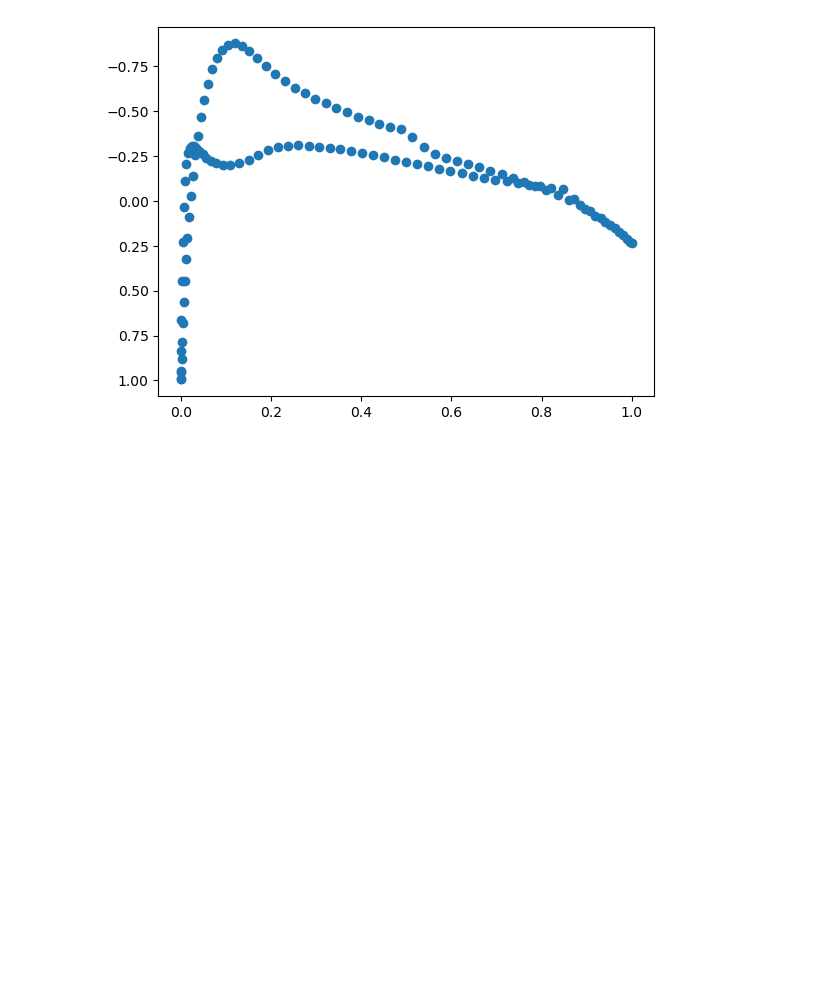
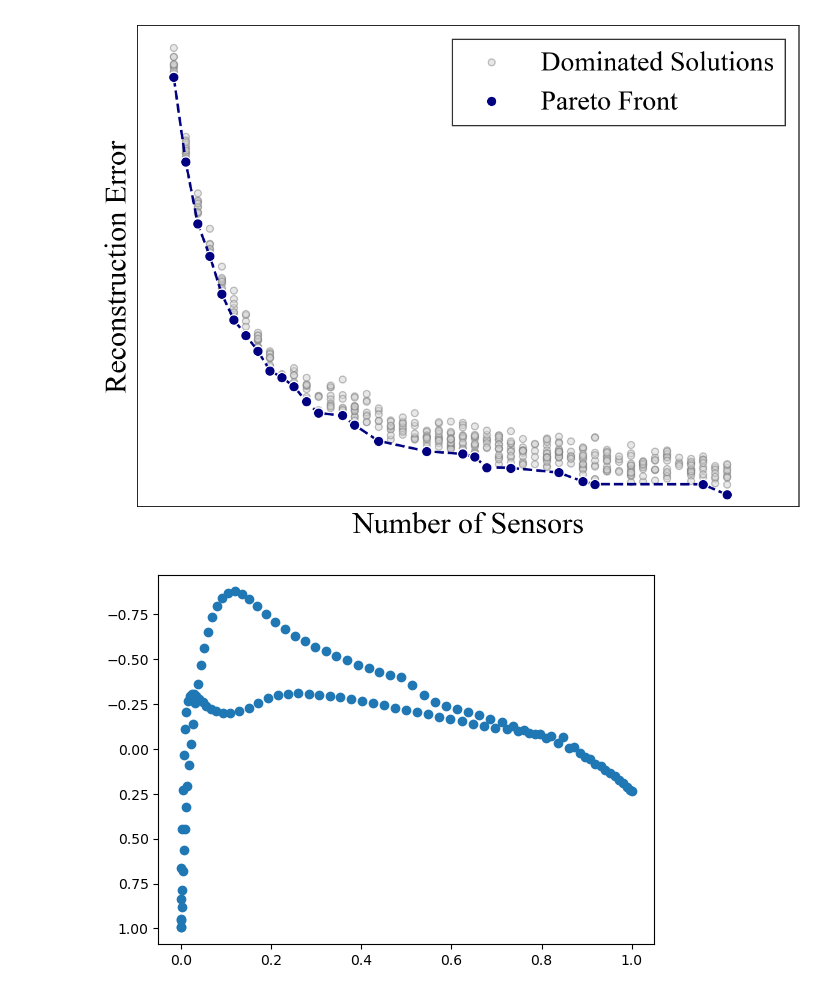
Before and after one commit to caioa-dias/MSc-Main-Research, a Jupyter notebook: DataProcessing/cp_test.ipynb, the cells around one changed output. Cells and saved outputs as stored; diff of their text form; code cells hidden in the pictures; blank space fills up the shorter version.

```diff
--- a/DataProcessing/cp_test.ipynb
+++ b/DataProcessing/cp_test.ipynb
@@ -8,6 +8,75 @@ data = pd.read_csv('Numerical-ChordwiseAddress.csv', sep=';', header=None, dtype
 chord_pos = np.array(data)
 
 chord_pos = chord_pos.flatten()
+# %%
+import matplotlib.pyplot as plt
+import numpy as np
+
+def identify_pareto(scores):
+    """
+    Filtra a Frente de Pareto a partir de um conjunto de custos (Minimização).
+    """
+    population_size = scores.shape[0]
+    population_ids = np.arange(population_size)
+    pareto_front = np.ones(population_size, dtype=bool)
+
+    for i in range(population_size):
+        for j in range(population_size):
+            if i == j: continue
+            if all(scores[j] <= scores[i]) and any(scores[j] < scores[i]):
+                pareto_front[i] = 0
+                break
+    return population_ids[pareto_front]
+
+# --- 1. Geração de Dados (Igual ao anterior) ---
+np.random.seed(42)
+num_points = 500
+f2_sensors = np.random.randint(3, 50, num_points)
+f1_error = (100 / (f2_sensors + 1)) + np.random.normal(0, 0.5, num_points)
+f1_error = np.abs(f1_error)
+data = np.vstack((f1_error, f2_sensors)).T
+
+# --- 2. Calcular Pareto ---
+pareto_indices = identify_pareto(data)
+pareto_data = data[pareto_indices]
+pareto_data = pareto_data[pareto_data[:, 1].argsort()]
+
+# --- 3. Plotagem Ajustada ---
+plt.figure(figsize=(8, 6), dpi=150)
+
+# Soluções Dominadas (Cinza)
+plt.scatter(data[:, 1], data[:, 0],
+            c='lightgray', edgecolors='grey', s=30, alpha=0.5,
+            label='Dominated Solutions')
+
+# Frente de Pareto (Agora em AZUL MARINHO)
+plt.plot(pareto_data[:, 1], pareto_data[:, 0],
+         c='navy', linestyle='--', linewidth=2, zorder=5) # Linha
+plt.scatter(pareto_data[:, 1], pareto_data[:, 0],
+            c='navy', s=70, edgecolors='white', zorder=10, # Pontos
+            label='Pareto Front')
+
+# --- 4. Estilização ---
+plt.xlabel('Number of Sensors', fontsize=24, fontname='Times New Roman')
+plt.ylabel('Reconstruction Error', fontsize=24, fontname='Times New Roman')
+
+plt.grid(True, linestyle='--', alpha=0.4)
+font_properties = {'family': 'Times New Roman', 'weight': 'normal', 'size': 22} # Ex: 'serif' imita Times New Roman
+plt.legend(fontsize=22, frameon=True, fancybox=False, edgecolor='black', prop=font_properties)
+
+# REMOVER OS VALORES DOS EIXOS (Labels)
+plt.xticks([])  # Remove números do eixo X
+plt.yticks([])  # Remove números do eixo Y
+
+# Ajuste de limites para não cortar as bolinhas
+plt.xlim(0, 55)
+plt.ylim(bottom=0)
+
+plt.tight_layout()
+plt.savefig('teste.png', dpi=600)
+plt.show()
+# %% [output]
+[figure, added]
 # %%
 data = pd.read_csv('Numerical-PressureDistributionData.csv', sep=',')
 
```
Also changed, not shown: 46 other files.
